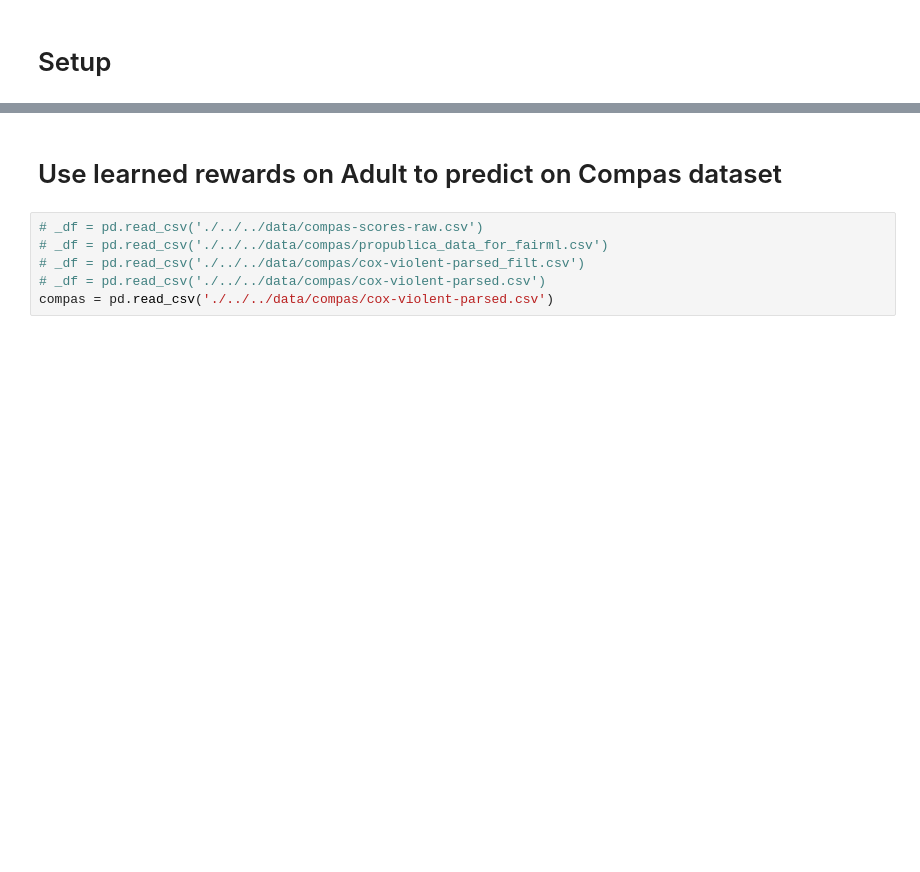
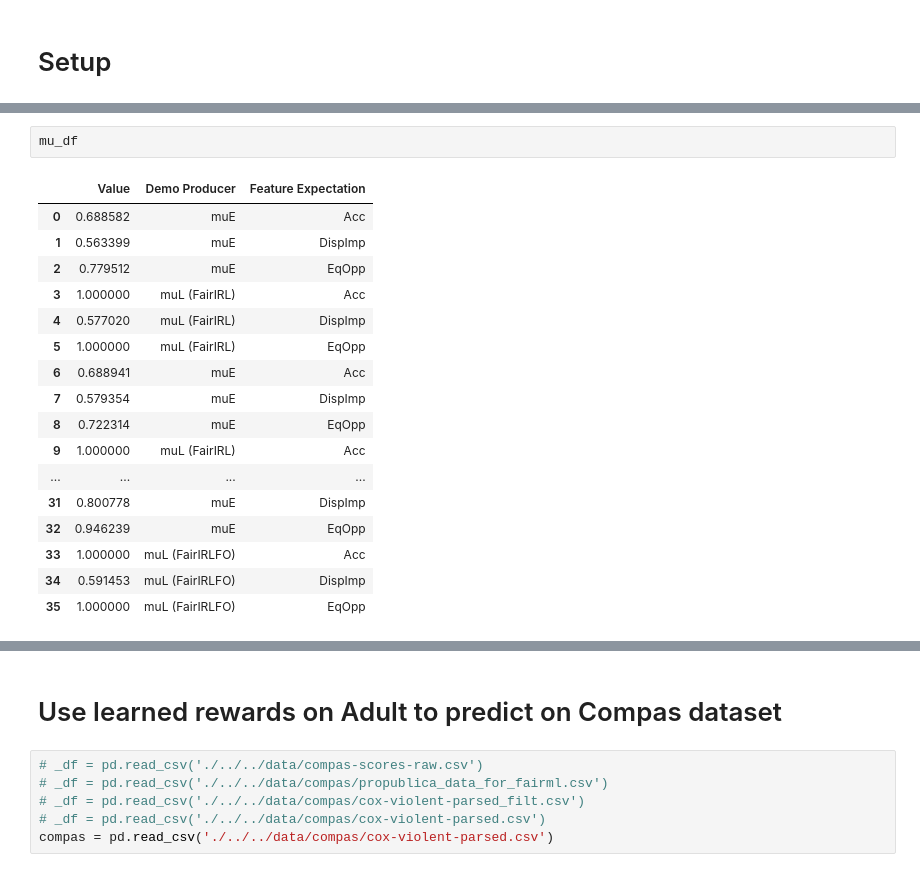
Before and after one commit to jackblandin/research, a Jupyter notebook: experiments/irl/poc__irl_via_svm.ipynb, the cells around one changed output, grey strips where cells are left out. Drawn from its saved outputs; the diff is of its cells as text; blank space fills up the shorter version.

```diff
--- a/experiments/irl/poc__irl_via_svm.ipynb
+++ b/experiments/irl/poc__irl_via_svm.ipynb
@@ -684,0 +658,20 @@ results_summary
+# %%
+mu_df
+# %% [output]
+|  | Value | Demo Producer | Feature Expectation |
+| 0 | 0.688582 | muE | Acc |
+| 1 | 0.563399 | muE | DispImp |
+| 2 | 0.779512 | muE | EqOpp |
+| 3 | 1.000000 | muL (FairIRL) | Acc |
+| 4 | 0.577020 | muL (FairIRL) | DispImp |
+| 5 | 1.000000 | muL (FairIRL) | EqOpp |
+| 6 | 0.688941 | muE | Acc |
+| 7 | 0.579354 | muE | DispImp |
+| 8 | 0.722314 | muE | EqOpp |
+| 9 | 1.000000 | muL (FairIRL) | Acc |
+| ... | ... | ... | ... |
+| 31 | 0.800778 | muE | DispImp |
+| 32 | 0.946239 | muE | EqOpp |
+| 33 | 1.000000 | muL (FairIRLFO) | Acc |
+| 34 | 0.591453 | muL (FairIRLFO) | DispImp |
+| 35 | 1.000000 | muL (FairIRLFO) | EqOpp |
```
Also changed, not shown: parts of 33 cells of this notebook, 4 other files.
